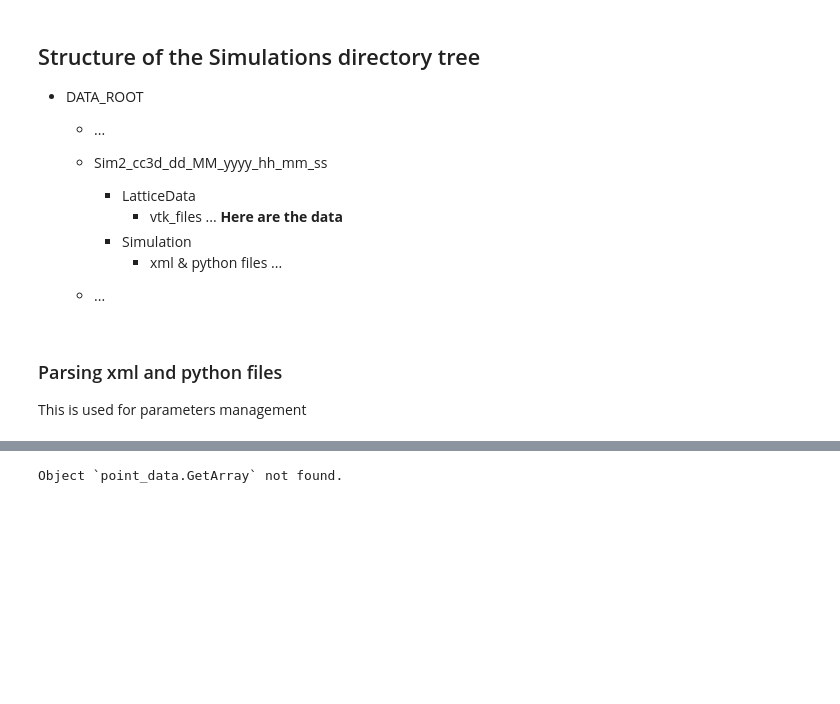
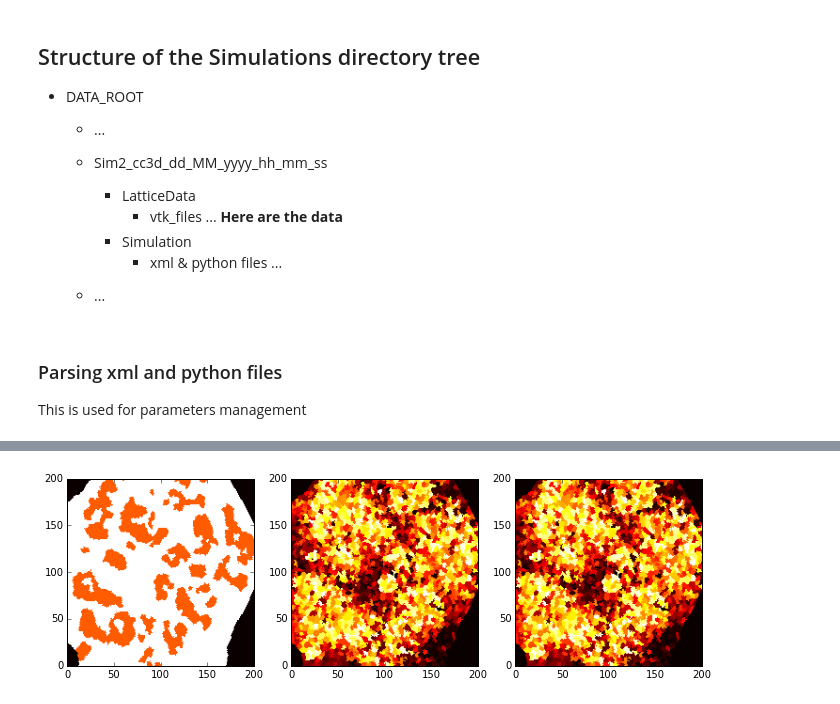
Before and after one commit to glyg/CancerStemCells_GGH, a Jupyter notebook: Notebooks/CompuCell3D simulations Importer.ipynb, the cells around one changed output, grey strips where cells are left out. Cells and saved outputs as stored; diff of their text form; code cells hidden in the pictures; blank space fills up the shorter version.

Commit message:
Successful import of generated vtk files as numpy arrays

```diff
--- a/Notebooks/CompuCell3D simulations Importer.ipynb
+++ b/Notebooks/CompuCell3D simulations Importer.ipynb
@@ -38,12 +36,6 @@ DATA_ROOT = '/home/guillaume/Projets/NeuroBlasts/CancerStemCells_GGH/simulation_
 # %%
-
-import os
-from xml.etree import ElementTree
-
-
-
-
-
+# TODO: do a widget for that
+DATA_ROOT = '/home/guillaume/Projets/NeuroBlasts/CancerStemCells_GGH/simulation_data/'
 
 folder_num = 5
 
@@ -64,14 +56,14 @@ xml_root = xml_tree.getroot()
 for child in xml_root:
 
     if child.tag == 'Potts':
-
         steps = int(child.find('Steps').text)
         dim = {k: int(v) for k, v
                in child.find('Dimensions').items()}
 
     elif child.get('Name') == 'Contact':
         energies = child.findall('Energy')
-        energies = {(energy.attrib['Type1'], energy.attrib['Type2']):
+        energies = {(energy.attrib['Type1'],
+                     energy.attrib['Type2']):
                     float(energy.text) for energy in energies}
 
 print('\n***************')
@@ -102,10 +94,11 @@ print('**  python set variables **\n')
 for p in pyparams.items():
     print(p)
 
+vtk_dir = os.path.join(data_dir,'LatticeData')
 
-vtk_files = [f for f in os.listdir(os.path.join(data_dir,'LatticeData'))
+vtk_files = [os.path.join(vtk_dir, f)
+             for f in os.listdir(vtk_dir)
              if f.endswith('.vtk')]
-
 vtk_files.sort()
 
 print('\n***************')
@@ -147,14 +125,15 @@ vtk_files[0]
 # %%
 reader = vtk.vtkStructuredPointsReader()
 
-from vtk.util.numpy_support import vtk_to_numpy
-
-vtk_fnum = 0
+vtk_fnum = -1
 #reader = vtkUnstructuredGridReader()
 reader.SetFileName(vtk_files[vtk_fnum])
-
 reader.Update()
 field_data = reader.GetOutput()
-cell_type = field_data.GetPointData().GetArray('CellType') ##CellId, ClusterId
+cell_type = vtk_to_numpy(field_data.GetPointData().GetArray('CellType')) ##CellId, ClusterId
+cell_type = cell_type.reshape((dim['x'], dim['y']))
+cell_id = vtk_to_numpy(field_data.GetPointData().GetArray('CellId')).reshape((dim['x'], dim['y']))
+cluster_id = vtk_to_numpy(field_data.GetPointData().GetArray('ClusterId')).reshape((dim['x'], dim['y']))
+
 
 reader.CloseVTKFile()
@@ -166,4 +140,13 @@ vtk_data = vtkStructuredPoints()
-# %%
-point_data.GetArray?
-# %% [output]
-Object `point_data.GetArray` not found.
+# %%
+ppi = 90. # pixel per inch
+pix_width = 1024
+pix_height = 720
+
+f_size_i = (pix_width/ppi, pix_height/ppi)
+
+fig, axes = plt.subplots(1, 3)
+fig.set_size_inches(f_size_i)
+for ax, data in zip(axes, [cell_type, cell_id, cluster_id]):
+    ax.imshow(data[:200, :200], cmap='hot', origin='lower')
+# %% [output]
+[figure, added]
```
Also changed, not shown: parts of 10 cells of this notebook.
